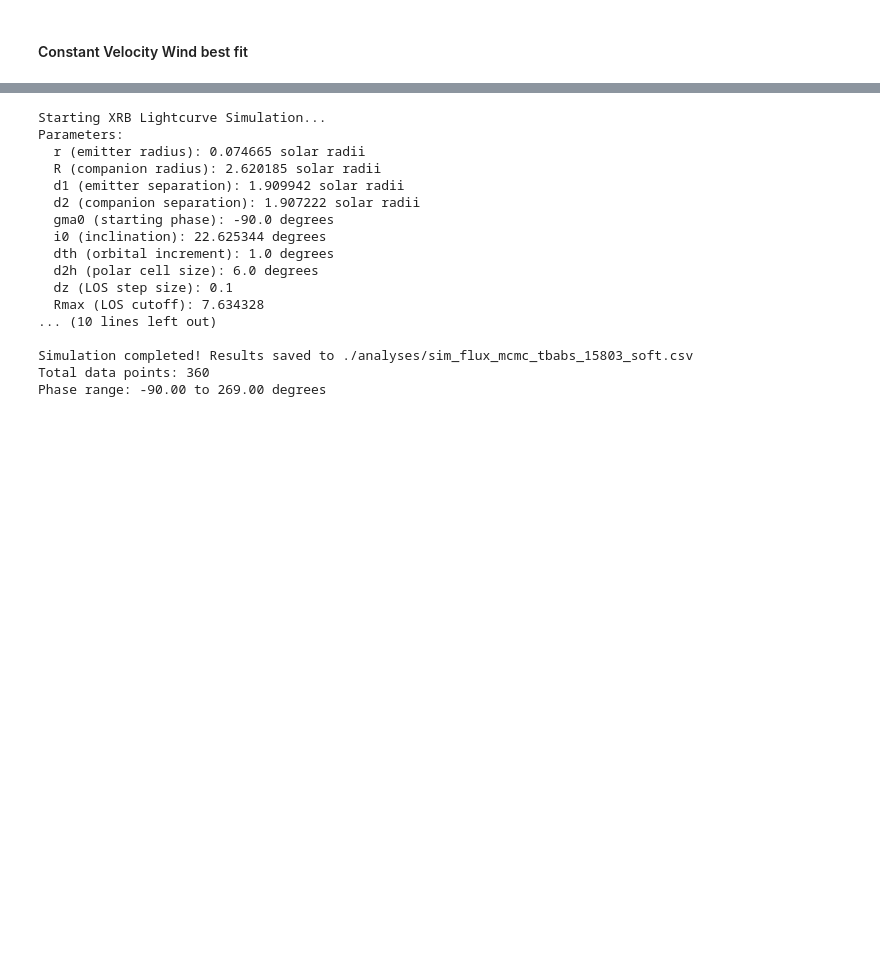
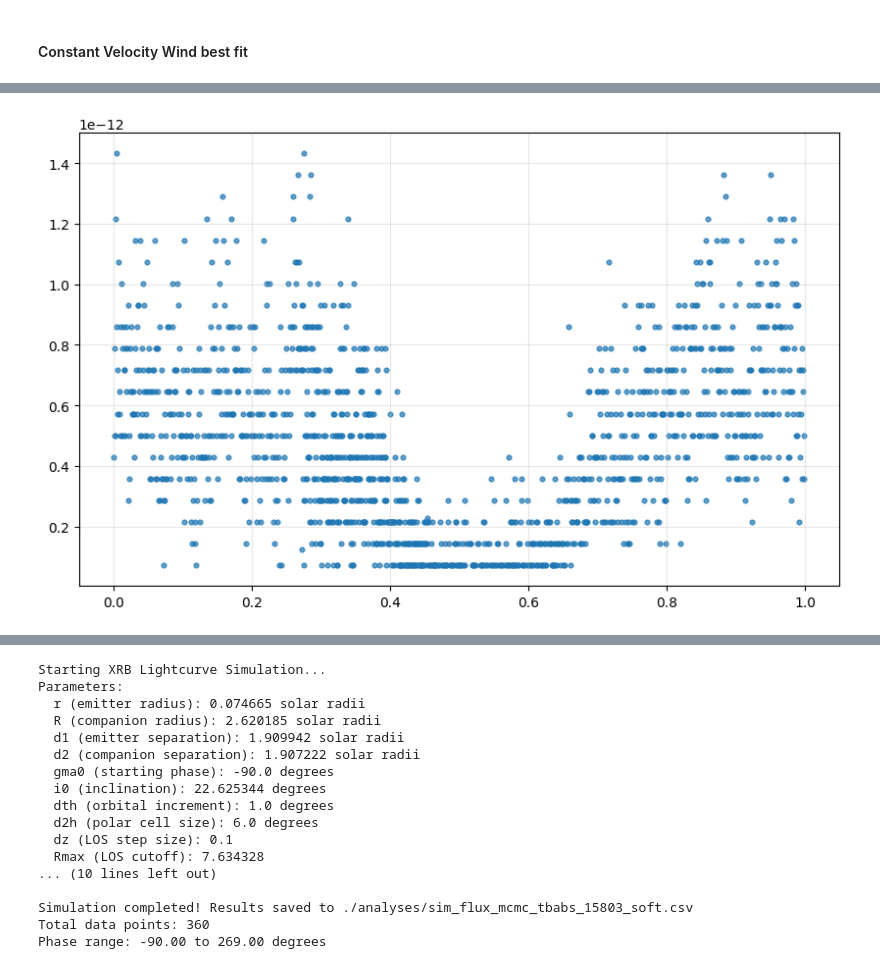
Before and after one commit to Ruchit10/XRB_LightCurve, a Jupyter notebook: xrb_model_analysis_single_15803.ipynb, the cells around one changed output, grey strips where cells are left out. Cells and saved outputs as stored; diff of their text form; code cells hidden in the pictures; blank space fills up the shorter version.

```diff
--- a/xrb_model_analysis_single_15803.ipynb
+++ b/xrb_model_analysis_single_15803.ipynb
@@ -38,3 +38,6 @@ Removed 131 zero/NaN flux data points (1367 remaining)
 [figure]
 # %% [markdown]
 #### Constant Velocity Wind best fit
+# %%
+df['phase2'] = frac((df['time'] - 278800407.267) / 125431)
+df.head()
@@ -41 +51,9 @@ Removed 131 zero/NaN flux data points (1367 remaining)
+# %%
+import matplotlib.pyplot as plt
+plt.figure(figsize=(10,6))
+ax = plt.gca()
+ax.scatter(df["phase2"], df["rate"], s=12, alpha=0.7)
+ax.grid(alpha=0.3)
+# %% [output]
+[figure, added]
 # %%
```
Also changed, not shown: parts of 4 cells of this notebook, 4 other files.
